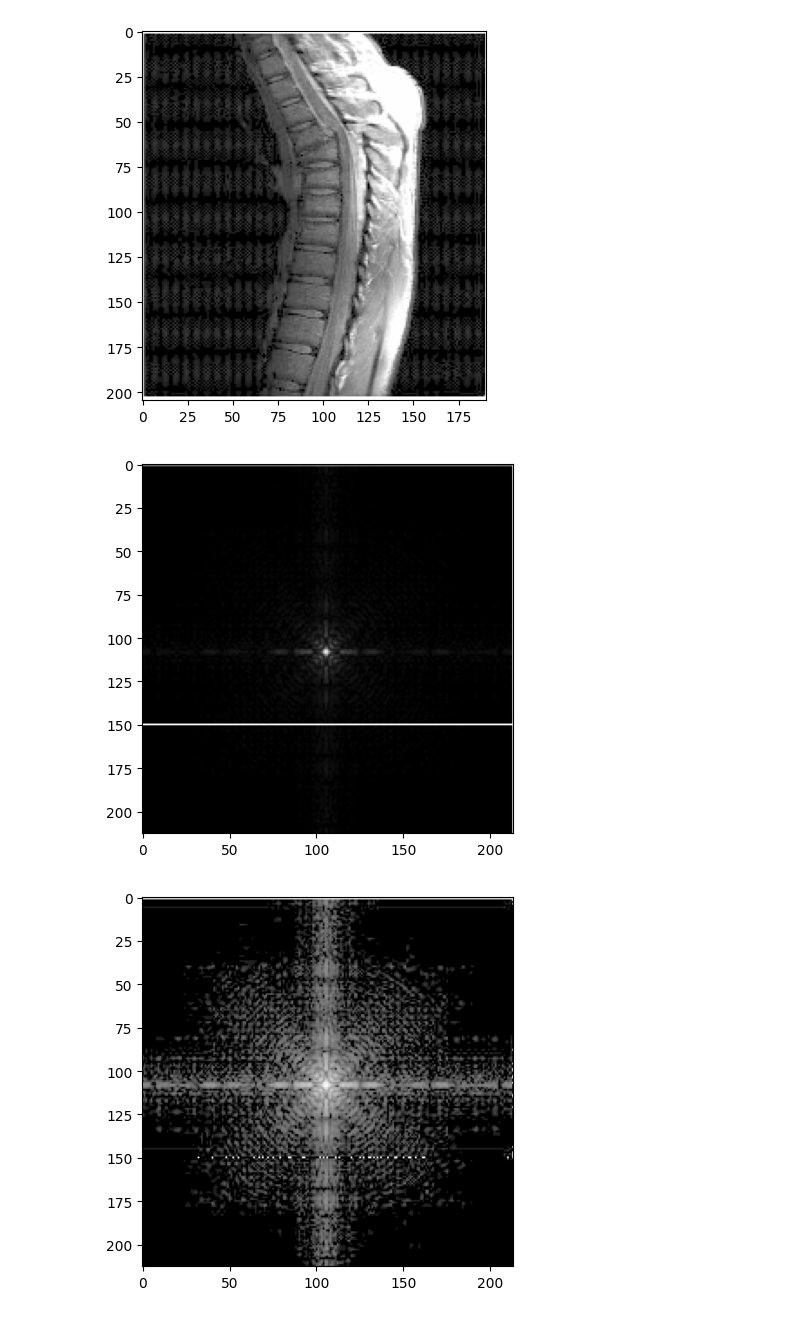
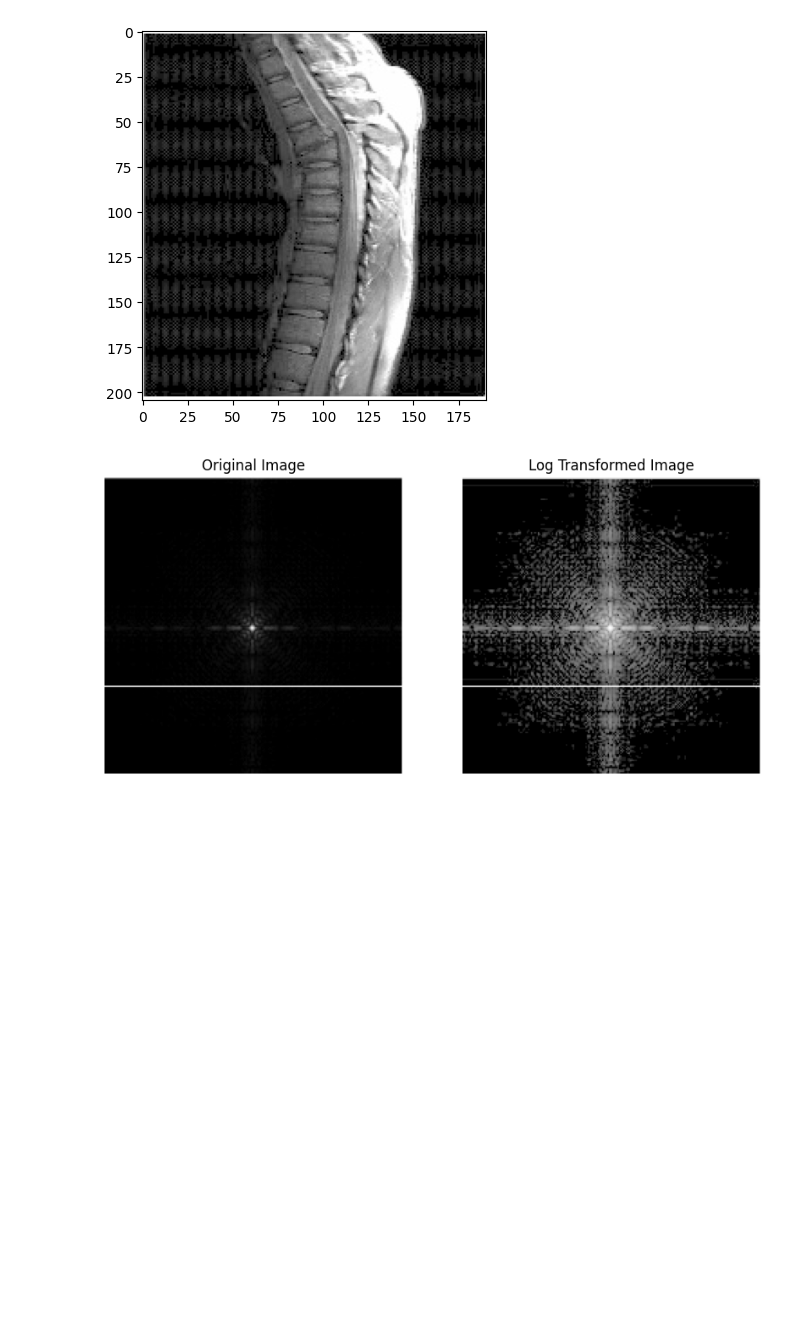
Before and after one commit to SandalikaAriyrathna/IUP_LABS, a Jupyter notebook: lab05/iup_lab_05.ipynb, the cells around one changed output. Cells and saved outputs as stored; diff of their text form; code cells hidden in the pictures; blank space fills up the shorter version.

```diff
--- a/lab05/iup_lab_05.ipynb
+++ b/lab05/iup_lab_05.ipynb
@@ -52,31 +52,43 @@ plt.show()
 [figure]
 [figure]
 # %%
-# Log transformation to improve the dynamic range of an image
+import cv2 as cv
+import numpy as np
+import matplotlib.pyplot as plt
 
-img = cv.imread("D:\\SLIIT\\4th_year\\2nd semester\\IUP\LABS\\lab05\\log.jpg", 0)
+# Load an image in grayscale
+img = cv.imread("D:\\SLIIT\\4th_year\\2nd semester\\IUP\\LABS\\lab05\\log.jpg", 0)
 
-# Apply log transformation -----------------------------------------------
+if img is None:
+    print("Error loading image")
+else:
+    # Apply log transformation -----------------------------------------------
 
-# 1st Method
-# c = 255 / np.log(1 + np.max(img))
-# log_img = c * np.log( img + 1)
+    # Using the second method
+    img_float = img.astype(float)  # Convert to float for precision in log calculation
+    log_img = (np.log(img_float + 1) / np.log(1 + np.max(img_float))) * 255
 
-# 2nd Method
-log_img = (np.log(img + 1 ) / (np.log( 1 + np.max( img )))) * 255
+    # Handle division by zero and other errors silently
+    np.seterr(divide='ignore', invalid='ignore')
 
-# Ignore the error
-np.seterr(divide='ignore')
+    # Clip the transformed values to be in the proper range and convert to uint8
+    log_img = np.clip(log_img, 0, 255).astype(np.uint8)
 
-# --------------------------------------------------------------------------
+    # --------------------------------------------------------------------------
 
-log_img = np.array(log_img, dtype= np.uint8)
+    # Show the original image
+    plt.figure(figsize=(10, 5))
+    plt.subplot(121)
+    plt.title("Original Image")
+    plt.imshow(img, cmap="gray")
+    plt.axis('off')
 
-plt.imshow(img, cmap="gray")
-plt.show()
+    # Show the log transformed image
+    plt.subplot(122)
+    plt.title("Log Transformed Image")
+    plt.imshow(log_img, cmap="gray")
+    plt.axis('off')
 
-plt.imshow(log_img, cmap="gray")
-plt.show()
+    plt.show()
 # %% [output]
-[figure, old version]
+[figure, new version]
-[figure, removed]
```
Also changed, not shown: 9 other files.
